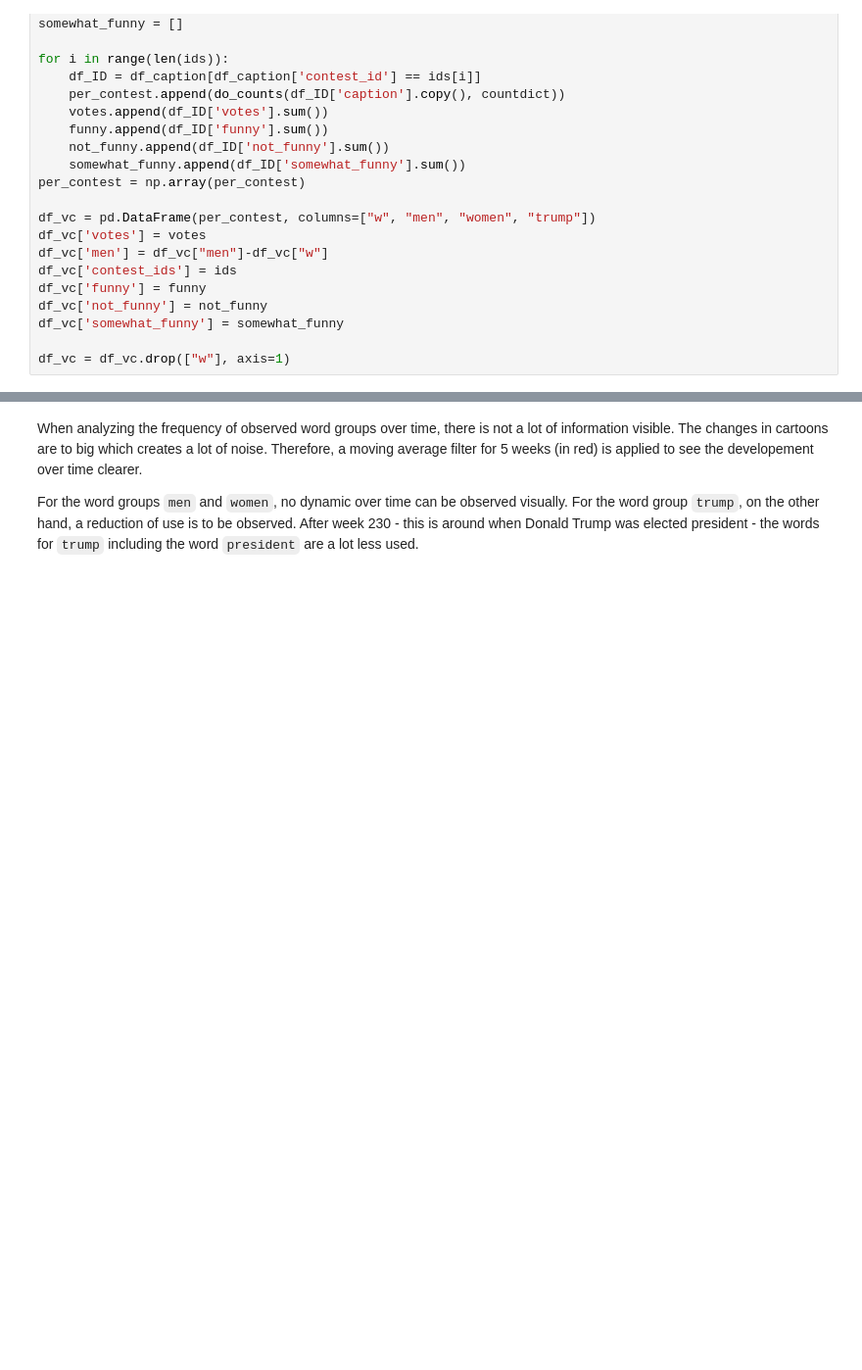
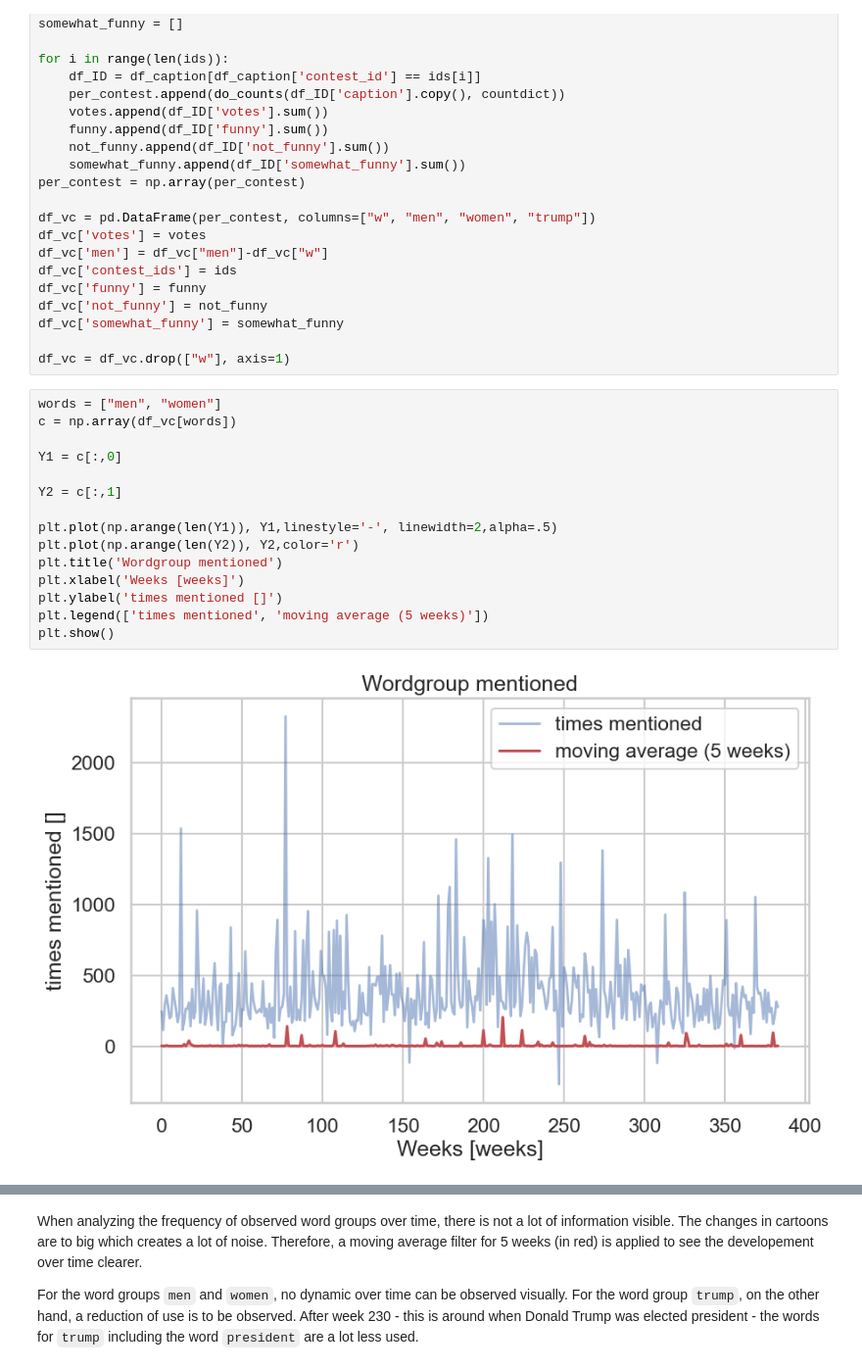
Before and after one commit to epfl-ada/ada-2025-project-data_dinosaur, a Jupyter notebook: results.ipynb, the cells around one changed output, grey strips where cells are left out. Shown at 98% size. Saved outputs shown, nothing was run; the diff lists cells and outputs as text; blank space fills up the shorter version.

```diff
--- a/results.ipynb
+++ b/results.ipynb
@@ -185,6 +160,23 @@ df_vc['not_funny'] = not_funny
 df_vc['somewhat_funny'] = somewhat_funny
 
 df_vc = df_vc.drop(["w"], axis=1)
+# %%
+words = ["men", "women"]
+c = np.array(df_vc[words])
+
+Y1 = c[:,0]
+
+Y2 = c[:,1]
+
+plt.plot(np.arange(len(Y1)), Y1,linestyle='-', linewidth=2,alpha=.5)
+plt.plot(np.arange(len(Y2)), Y2,color='r')
+plt.title('Wordgroup mentioned')
+plt.xlabel('Weeks [weeks]')
+plt.ylabel('times mentioned []')
+plt.legend(['times mentioned', 'moving average (5 weeks)'])
+plt.show()
+# %% [output]
+[figure, added]
 # %%
 words = ["men", "women", "trump"]
 c = np.array(df_vc[words])
```
Also changed, not shown: parts of 51 cells of this notebook, 5 other files.
